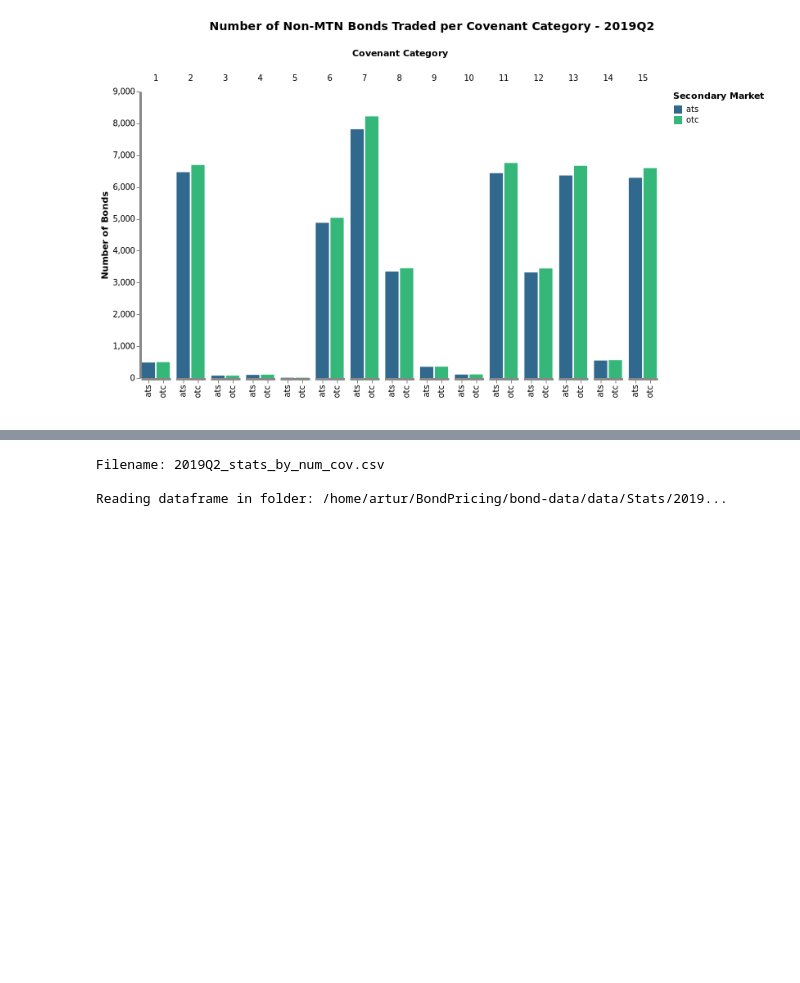
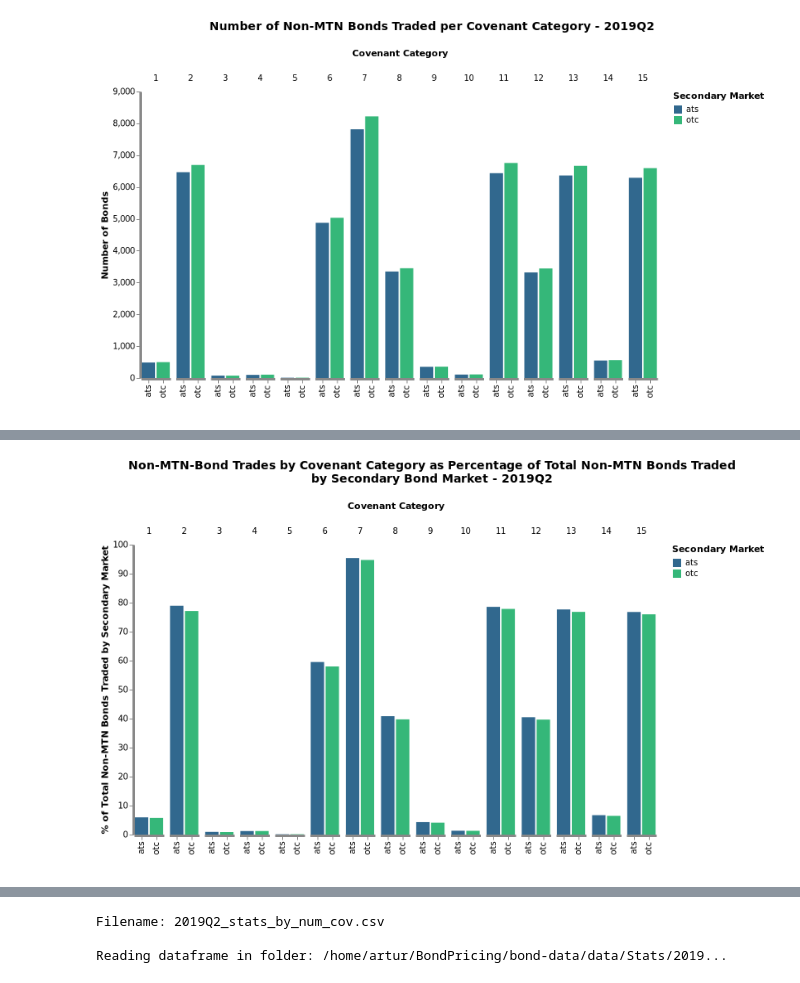
Before and after one commit to acbezerra/bond-data, a Jupyter notebook: notebooks/plots.ipynb, the cells around one changed output, grey strips where cells are left out. Cells and saved outputs as stored; diff of their text form; code cells hidden in the pictures; blank space fills up the shorter version.

```diff
--- a/notebooks/plots.ipynb
+++ b/notebooks/plots.ipynb
@@ -238,0 +251,4 @@ pl[4]
+# %%
+pl[6]
+# %% [output]
+[figure, added]
```
Also changed, not shown: parts of 9 cells of this notebook, 2 other files.
